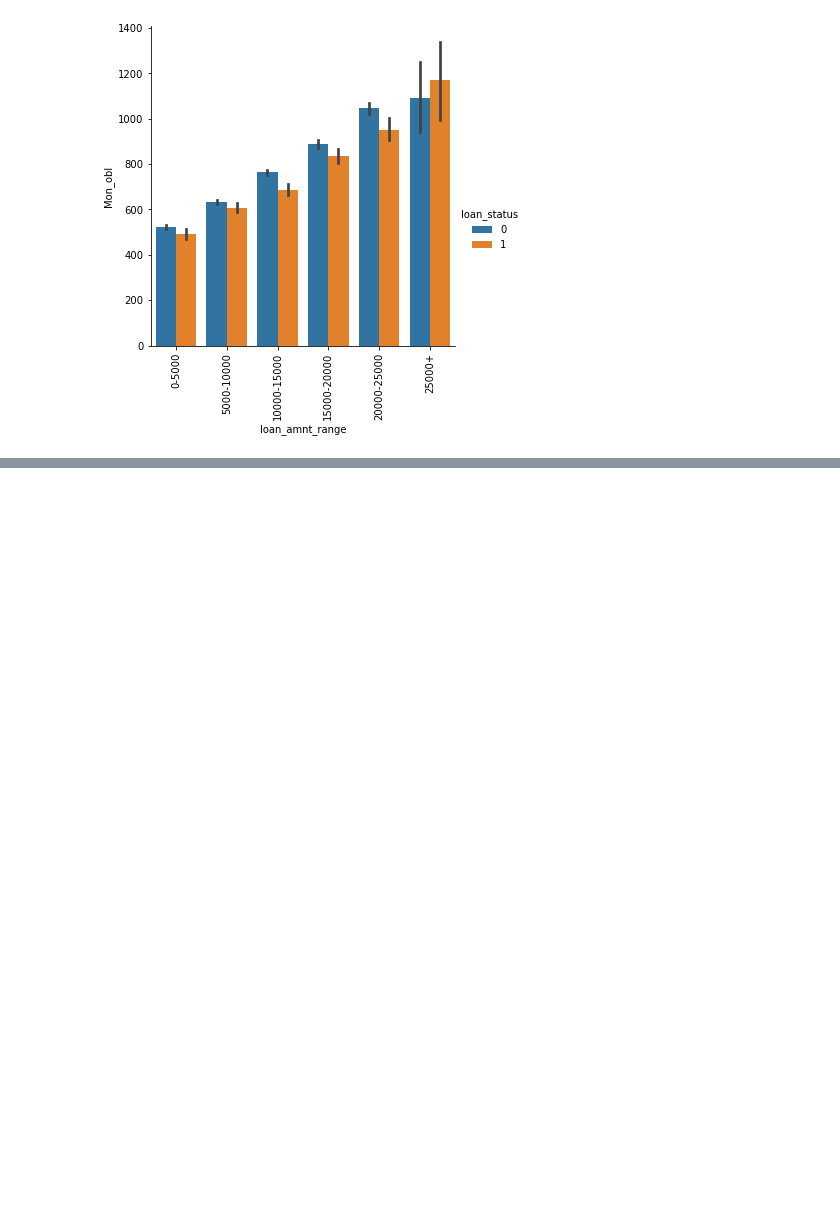
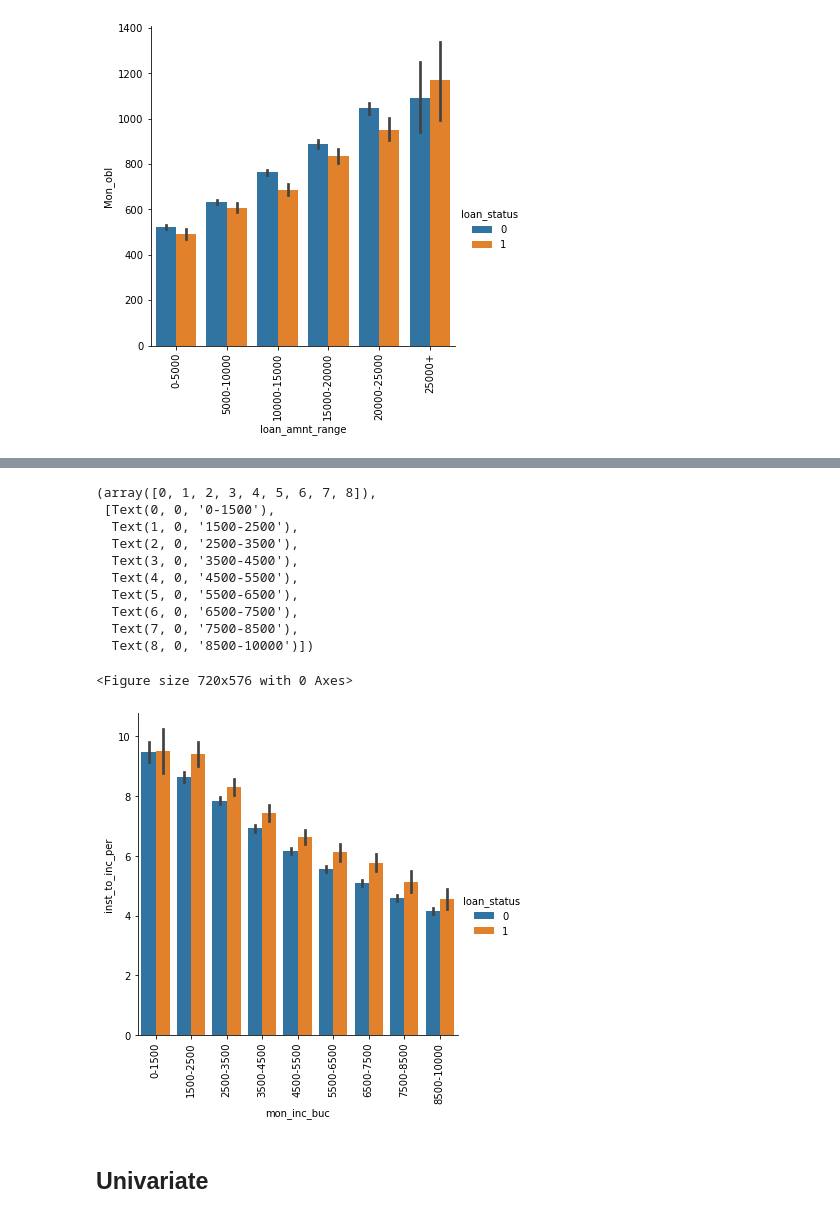
Before and after one commit to deepakkalarikkal/LendingClub, a Jupyter notebook: LendingClubCaseStudy.ipynb, the cells around one changed output, grey strips where cells are left out. Drawn from its saved outputs; the diff is of its cells as text; code cells hidden in the pictures; blank space fills up the shorter version.

```diff
--- a/LendingClubCaseStudy.ipynb
+++ b/LendingClubCaseStudy.ipynb
@@ -1395,3 +1392,22 @@ plt.xticks(rotation=90)
+# %%
+plt.figure(figsize=(10, 8))
+sns.catplot(x='mon_inc_buc',y='inst_to_inc_per', data=mod_df, hue='loan_status',kind="bar")
+plt.xticks(rotation=90)
+# %% [output]
+(array([0, 1, 2, 3, 4, 5, 6, 7, 8]),
+ [Text(0, 0, '0-1500'),
+  Text(1, 0, '1500-2500'),
+  Text(2, 0, '2500-3500'),
+  Text(3, 0, '3500-4500'),
+  Text(4, 0, '4500-5500'),
+  Text(5, 0, '5500-6500'),
+  Text(6, 0, '6500-7500'),
+  Text(7, 0, '7500-8500'),
+  Text(8, 0, '8500-10000')])
+<Figure size 720x576 with 0 Axes>
+[figure, added]
 # %%
 mod_df['loan_status'].value_counts()
+# %% [markdown]
+## Univariate
 # %%
```
Also changed, not shown: parts of 92 cells of this notebook.
